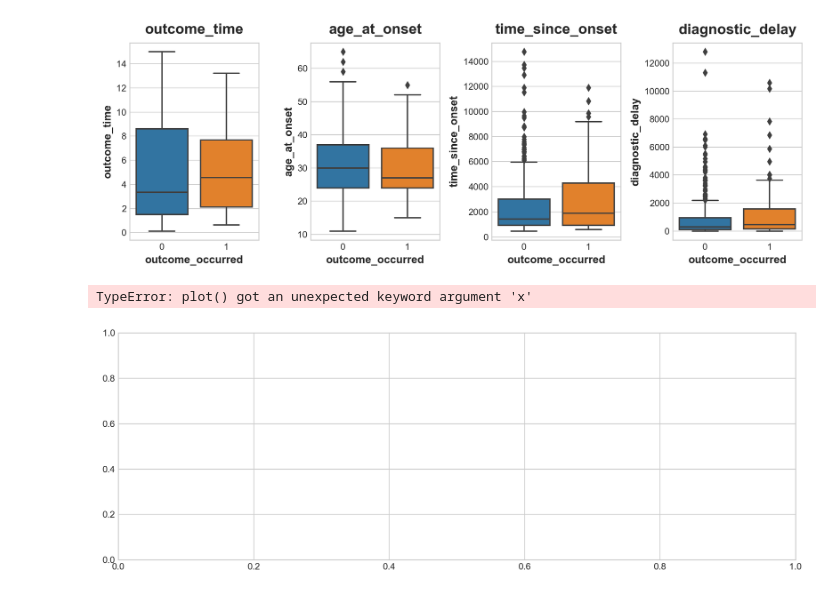
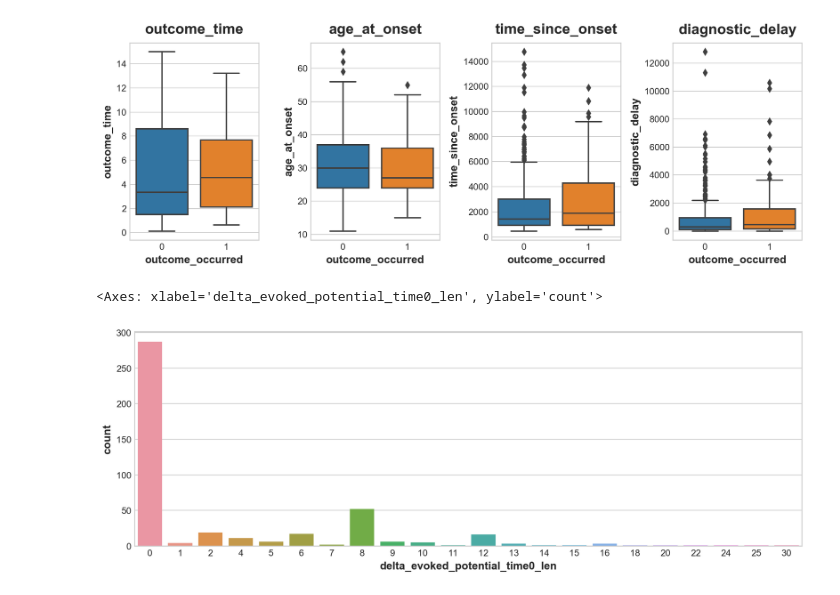
Before and after one commit to Silvador386/IDPP2023, a Jupyter notebook: code/idppclef_data_analysis.ipynb, the cells around one changed output. Saved outputs shown, nothing was run; the diff lists cells and outputs as text; code cells hidden in the pictures.

```diff
--- a/code/idppclef_data_analysis.ipynb
+++ b/code/idppclef_data_analysis.ipynb
@@ -194,8 +216,19 @@ for ax, feat in zip(axes.flat, ["outcome_time","age_at_onset", "time_since_onset
     ax.set(title=f"{feat}")
 # %% [output]
 [figure]
-# %%
-plt.plot(merged_df["outcome_occurred"], merged_df["delta_edss_time0"].isna())
-# %% [output]
-TypeError: plot() got an unexpected keyword argument 'x'
-[figure, removed]
+# %%
+merged_df = merged_df.replace({np.nan: None})
+def calc_len(x):
+    if x is None:
+        return 0
+    else:
+        return len(x)
+
+plot_df = pd.DataFrame(merged_df[[ID_FEAT, "outcome_occurred", "delta_evoked_potential_time0"]])
+plot_df["delta_evoked_potential_time0_na"] = plot_df["delta_evoked_potential_time0"].isna()
+plot_df["delta_evoked_potential_time0_len"] = plot_df["delta_evoked_potential_time0"].apply(calc_len)
+
+sns.countplot(x='delta_evoked_potential_time0_len', data=plot_df)
+# %% [output]
+<Axes: xlabel='delta_evoked_potential_time0_len', ylabel='count'>
+[figure, added]
```
Also changed, not shown: parts of 4 cells of this notebook, 2 other files.
